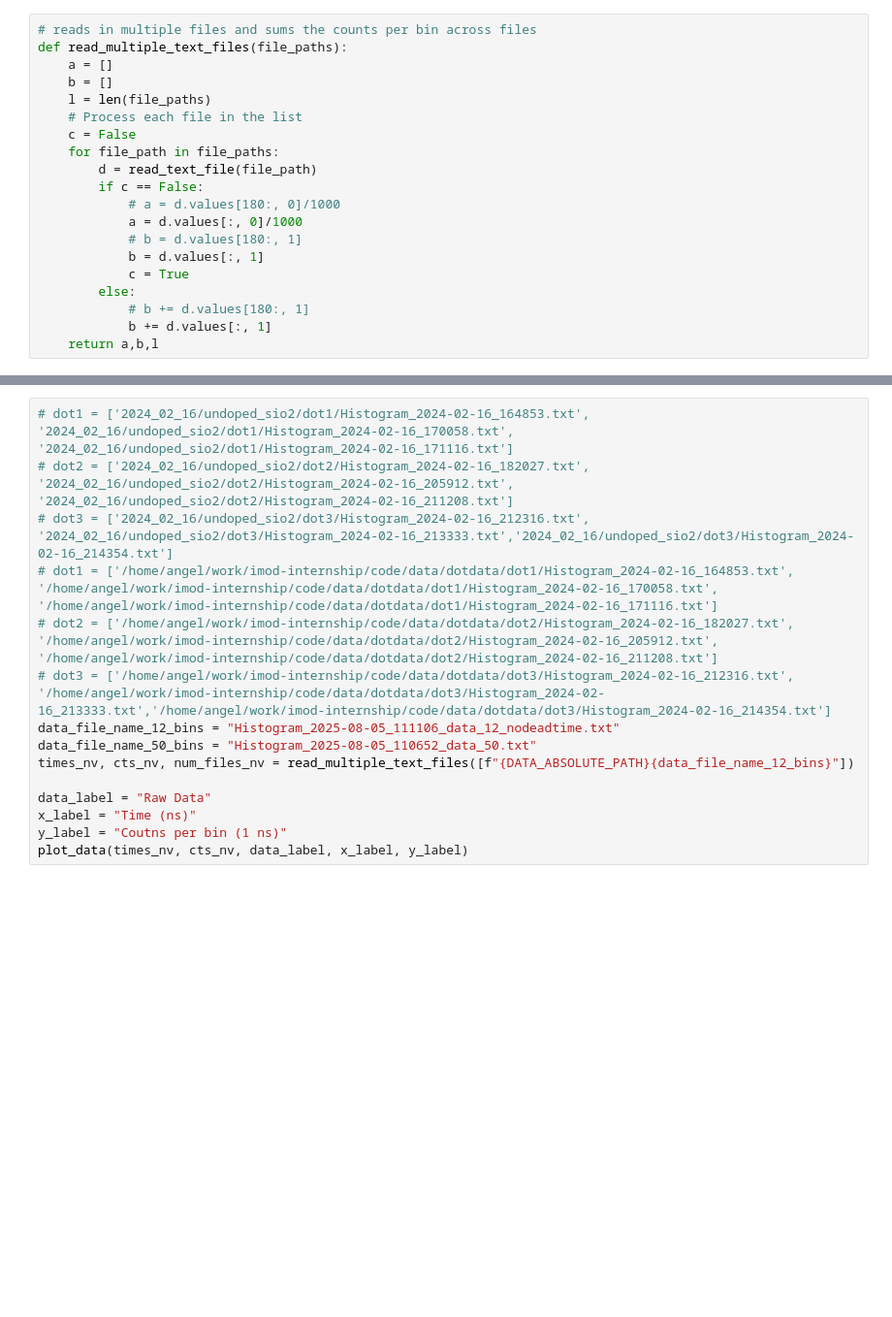
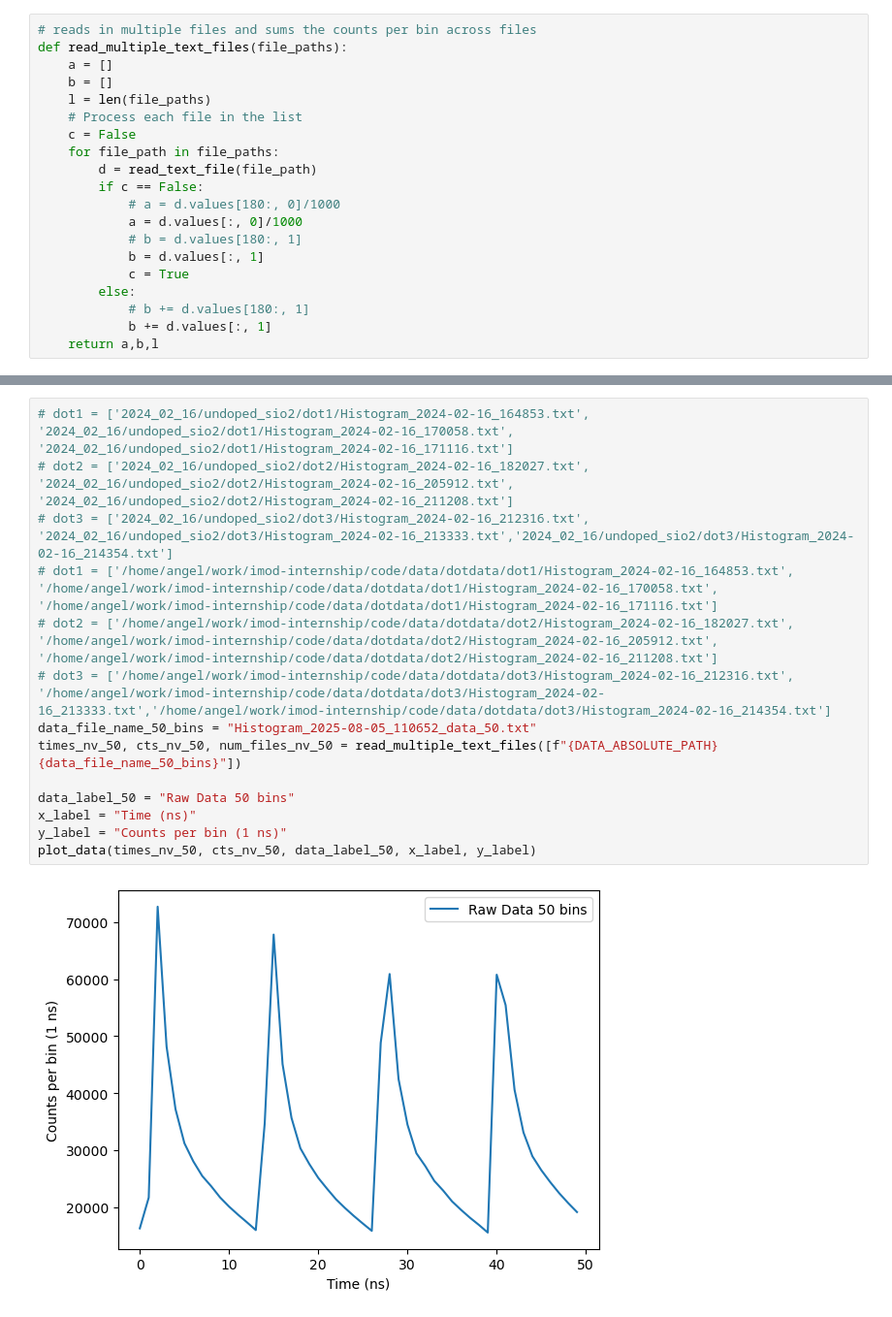
Before and after one commit to UW-Quantum-Defect-Lab/qdmodel, a Jupyter notebook: qdanalysis/timetagger_analysis/lifetimeanalysis.ipynb, the cells around one changed output, grey strips where cells are left out. Shown at 97% size. Saved outputs shown, nothing was run; the diff lists cells and outputs as text; blank space fills up the shorter version.

```diff
--- a/qdanalysis/timetagger_analysis/lifetimeanalysis.ipynb
+++ b/qdanalysis/timetagger_analysis/lifetimeanalysis.ipynb
@@ -112,15 +141,16 @@ plot_data(times, cts, data_label, x_label, y_label)
 # %%
 # dot1 = ['2024_02_16/undoped_sio2/dot1/Histogram_2024-02-16_164853.txt', '2024_02_16/undoped_sio2/dot1/Histogram_2024-02-16_170058.txt', '2024_02_16/undoped_sio2/dot1/Histogram_2024-02-16_171116.txt']
 # dot2 = ['2024_02_16/undoped_sio2/dot2/Histogram_2024-02-16_182027.txt', '2024_02_16/undoped_sio2/dot2/Histogram_2024-02-16_205912.txt', '2024_02_16/undoped_sio2/dot2/Histogram_2024-02-16_211208.txt']
 # dot3 = ['2024_02_16/undoped_sio2/dot3/Histogram_2024-02-16_212316.txt', '2024_02_16/undoped_sio2/dot3/Histogram_2024-02-16_213333.txt','2024_02_16/undoped_sio2/dot3/Histogram_2024-02-16_214354.txt']
 # dot1 = ['/home/angel/work/imod-internship/code/data/dotdata/dot1/Histogram_2024-02-16_164853.txt', '/home/angel/work/imod-internship/code/data/dotdata/dot1/Histogram_2024-02-16_170058.txt', '/home/angel/work/imod-internship/code/data/dotdata/dot1/Histogram_2024-02-16_171116.txt']
 # dot2 = ['/home/angel/work/imod-internship/code/data/dotdata/dot2/Histogram_2024-02-16_182027.txt', '/home/angel/work/imod-internship/code/data/dotdata/dot2/Histogram_2024-02-16_205912.txt', '/home/angel/work/imod-internship/code/data/dotdata/dot2/Histogram_2024-02-16_211208.txt']
 # dot3 = ['/home/angel/work/imod-internship/code/data/dotdata/dot3/Histogram_2024-02-16_212316.txt', '/home/angel/work/imod-internship/code/data/dotdata/dot3/Histogram_2024-02-16_213333.txt','/home/angel/work/imod-internship/code/data/dotdata/dot3/Histogram_2024-02-16_214354.txt']
-data_file_name_12_bins = "Histogram_2025-08-05_111106_data_12_nodeadtime.txt"
 data_file_name_50_bins = "Histogram_2025-08-05_110652_data_50.txt"
-times_nv, cts_nv, num_files_nv = read_multiple_text_files([f"{DATA_ABSOLUTE_PATH}{data_file_name_12_bins}"])
+times_nv_50, cts_nv_50, num_files_nv_50 = read_multiple_text_files([f"{DATA_ABSOLUTE_PATH}{data_file_name_50_bins}"])
 
-data_label = "Raw Data"
+data_label_50 = "Raw Data 50 bins"
 x_label = "Time (ns)"
-y_label = "Coutns per bin (1 ns)"
-plot_data(times_nv, cts_nv, data_label, x_label, y_label)
+y_label = "Counts per bin (1 ns)"
+plot_data(times_nv_50, cts_nv_50, data_label_50, x_label, y_label)
+# %% [output]
+[figure, added]
```
Also changed, not shown: parts of 9 cells of this notebook.
